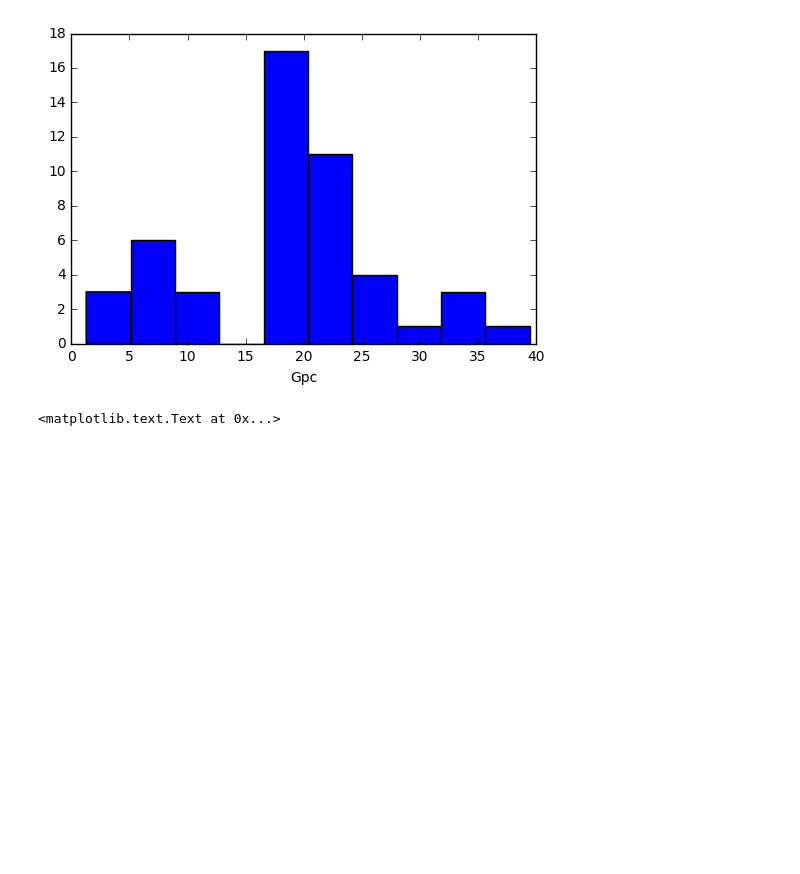
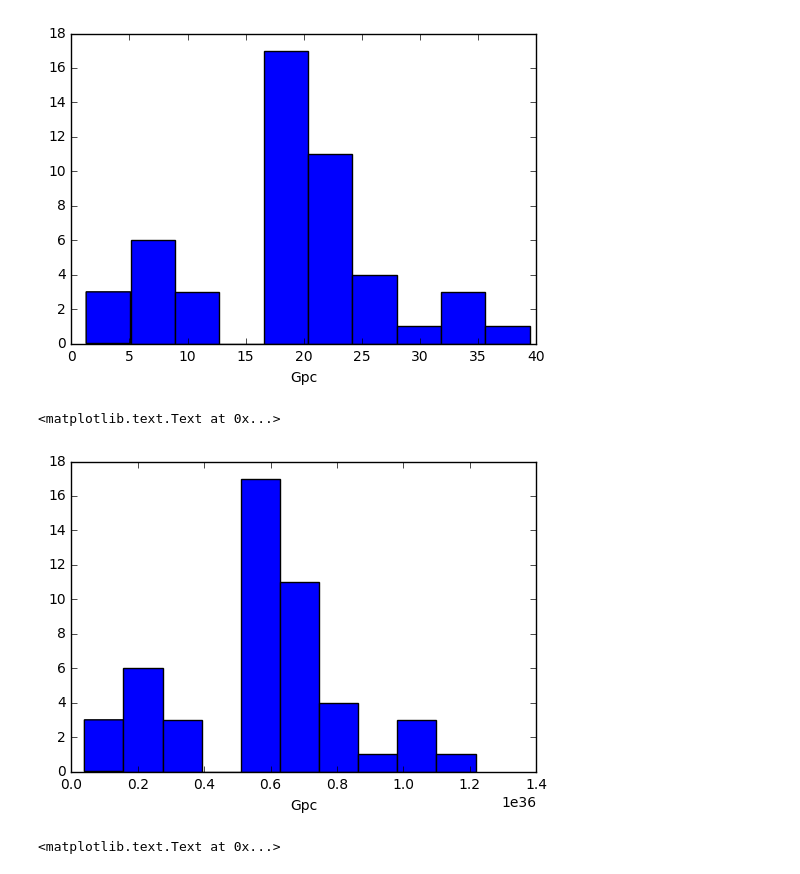
Before and after one commit to pucdata/pythonclub, a Jupyter notebook: sessions/05-astropy/Astropy Explored.ipynb, the cells around one changed output. Drawn from its saved outputs; the diff is of its cells as text; code cells hidden in the pictures; blank space fills up the shorter version.

```diff
--- a/sessions/05-astropy/Astropy Explored.ipynb
+++ b/sessions/05-astropy/Astropy Explored.ipynb
@@ -253,6 +320,13 @@ plt.xlabel('Gpc')
 # %% [output]
 <matplotlib.text.Text at 0x...>
 [figure]
+# %%
+# luminosity distance
+plt.hist(cosmo.luminosity_distance(truncated_data['Z_VI']).to('nm'))
+plt.xlabel('Gpc')
+# %% [output]
+<matplotlib.text.Text at 0x...>
+[figure, added]
 # %%
 plt.plot(np.sort(truncated_data['Z_VI']), np.sort(cosmo.H(truncated_data['Z_VI'])), '-')
 plt.xlabel('z')
```
Also changed, not shown: parts of 12 cells of this notebook.
